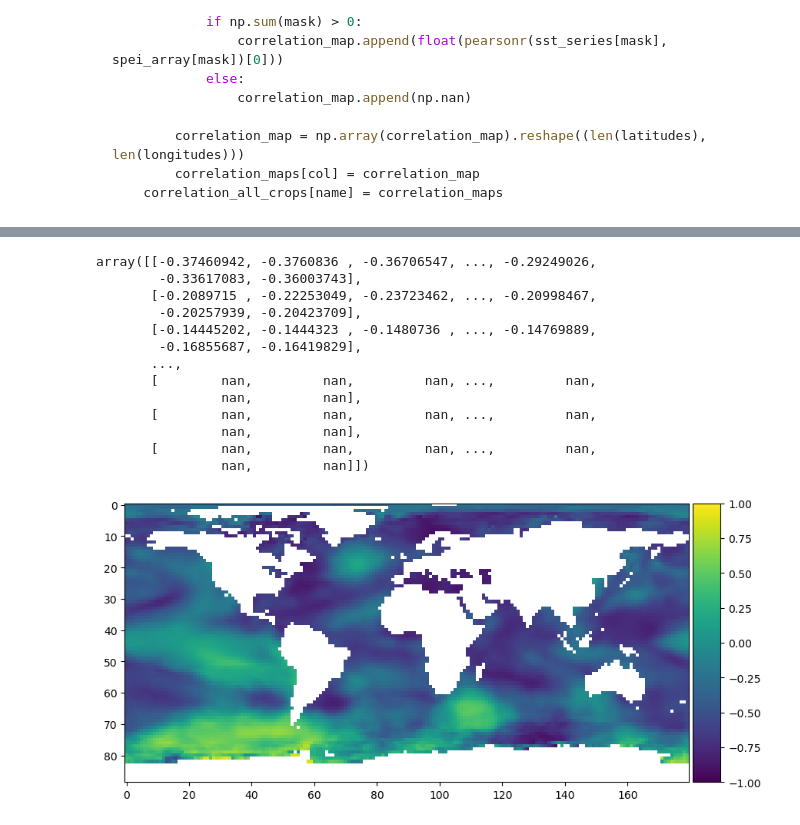
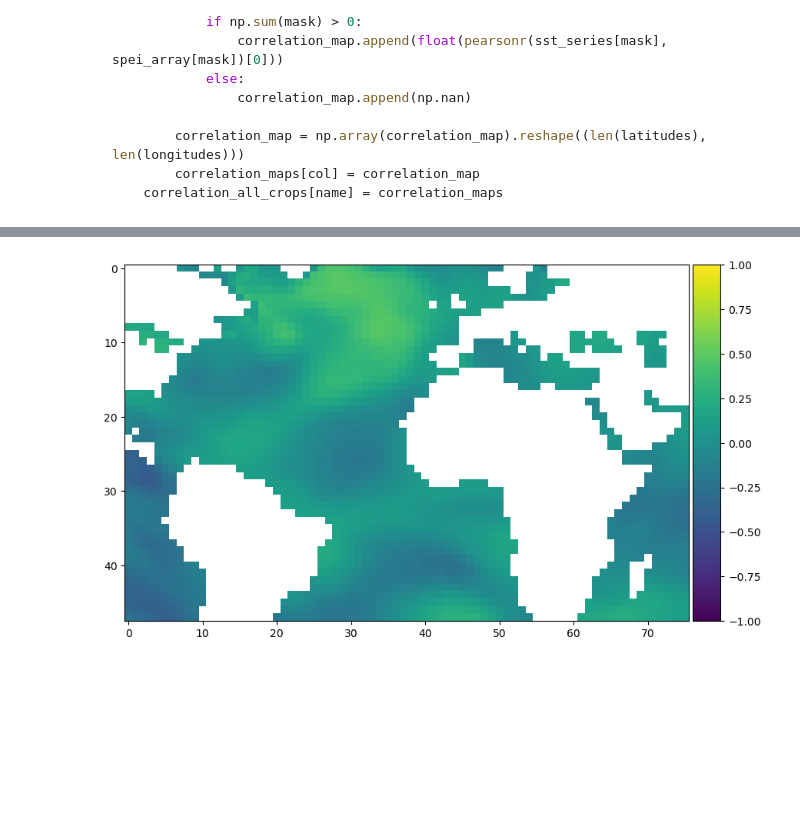
Before and after one commit to blackteacatsu/fall_2024_climate_infectionous, a Jupyter notebook: project/CLIMATE_DISEASE_CORR.ipynb, the cells around one changed output, grey strips where cells are left out. Saved outputs shown, nothing was run; the diff lists cells and outputs as text; code cells hidden in the pictures; blank space fills up the shorter version.

```diff
--- a/project/CLIMATE_DISEASE_CORR.ipynb
+++ b/project/CLIMATE_DISEASE_CORR.ipynb
@@ -64,7 +64,20 @@ for country_index, country in enumerate(df['location_name'].unique()):
     #df_men_rate[df_men_rate['location_name']== country].to_csv(f'./data/disease/by country/{country}/{country}_meningitis_rate.csv')
     meningitis_incident = pd.read_csv(f'./data/disease/by country/{country}/{country}_meningitis_rate.csv')
     meningitis_incident.set_index('year')
-    plt.plot(meningitis_incident['year'], meningitis_incident['val'], label=f'{country}', color=cmap(country_index), linestyle='-', linewidth=2)
+    time = meningitis_incident['year']
+
+    x = np.arange(time.size) # = array([])
+    fit = np.polyfit(x, meningitis_incident['val'], 1)
+    fit_fn = np.poly1d(fit)
+
+    residual = meningitis_incident['val'] - fit_fn(x) # get residual from line of fit
+    pd.DataFrame(residual).reset_index().set_index(meningitis_incident['year']).to_csv(f'./data/disease/by country/{country}/{country}_meningitis_residual.csv')
+
+    plt.plot(meningitis_incident['year'], fit_fn(x), label=f'{country}', color=cmap(country_index))
+    plt.scatter(meningitis_incident['year'], meningitis_incident['val'], color=cmap(country_index), s=2)
+
+    #plt.scatter(meningitis_incident['year'], residual, label=f'{country}', color=cmap(country_index), s=4)
+
     #plt.fill_between(meningitis_incident['year'], meningitis_incident['lower'], meningitis_incident['upper'], color=cmap(country_index), linewidth=0, alpha=0.2)
 
 
@@ -185,3 +260,9 @@ plt.show()
 [figure]
 # %% [markdown]
 ## Correlations
+# %%
+# read in the sst data and reshape it
+ncdata =  xr.open_dataset('./data/climate/sst_mn_mean_atl.nc')
+sst = ncdata['sst']
+filtered_ds = sst.sel(time=sst.time.dt.month.isin([1, 2, 3, 4, 5, 12]))
+filtered_ds
@@ -194,18 +292,11 @@ excel_file = pd.ExcelFile(file_path)
 sheet_names = excel_file.sheet_names"""
 
 # read in the sst data and reshape it
-ncdata =  xr.open_dataset('./data/climate/sst.yrmean.nc')
-sst = ncdata['sst']
-sst_allt = []
-
-# reshape nc file into a 2D array
-for t in sst['year'].values:
-    sst_allt.append(sst.sel(year = t).values)
-sst_allt = np.array(sst_allt)
-num_images, height, width  = sst_allt.shape
-reshaped_sst = sst_allt.reshape(num_images, height * width).T
+ncdata =  xr.open_dataset('./data/climate/sst_mn_mean_atl_anomaly.nc')
 
 # get lon, lat
 # Calculate the correlation for each grid cell in SST
-latitudes = sst['lat'].values
-longitudes = sst['lon'].values
+latitudes = ncdata['lat'].values
+longitudes = ncdata['lon'].values
+
+sst_anomaly = ncdata['sst_anomaly']
@@ -289,38 +370,22 @@ meningitis_incident.head()
-# %%
-correlation_all_country['Senegal']
-# %% [output]
-array([[-0.37460942, -0.3760836 , -0.36706547, ..., -0.29249026,
-        -0.33617083, -0.36003743],
-       [-0.2089715 , -0.22253049, -0.23723462, ..., -0.20998467,
-        -0.20257939, -0.20423709],
-       [-0.14445202, -0.1444323 , -0.1480736 , ..., -0.14769889,
-        -0.16855687, -0.16419829],
-       ...,
-       [        nan,         nan,         nan, ...,         nan,
-                nan,         nan],
-       [        nan,         nan,         nan, ...,         nan,
-                nan,         nan],
-       [        nan,         nan,         nan, ...,         nan,
-                nan,         nan]])
 # %%
 # Create the plot
 from mpl_toolkits.axes_grid1 import make_axes_locatable
 fig, ax = plt.subplots(figsize=(10, 10))
 
 # Display the image using plt.imshow
-im = ax.imshow(correlation_all_country['Benin'], cmap='viridis', vmax=1, vmin=-1)
+im = ax.imshow(correlation_all_month[4]['Guinea-Bissau'], cmap='viridis', vmax=1, vmin=-1)
 
 # Create a divider for the existing axes to align the color bar
 divider = make_axes_locatable(ax)
 cax = divider.append_axes("right", size="5%", pad=0.05)  # Adjust size and padding as needed
 
 # Add the color bar to the new axes, ensuring it fits the image size
 plt.colorbar(im, cax=cax)
 
 # Show the plot
 plt.show()
 # %% [output]
-[figure, old version]
+[figure, new version]
 # %%
 masked_data = {
     country: np.where((data > 0.4) | (data < -0.4), data, np.nan)
```
Also changed, not shown: parts of 12 cells of this notebook, 1 other file.
